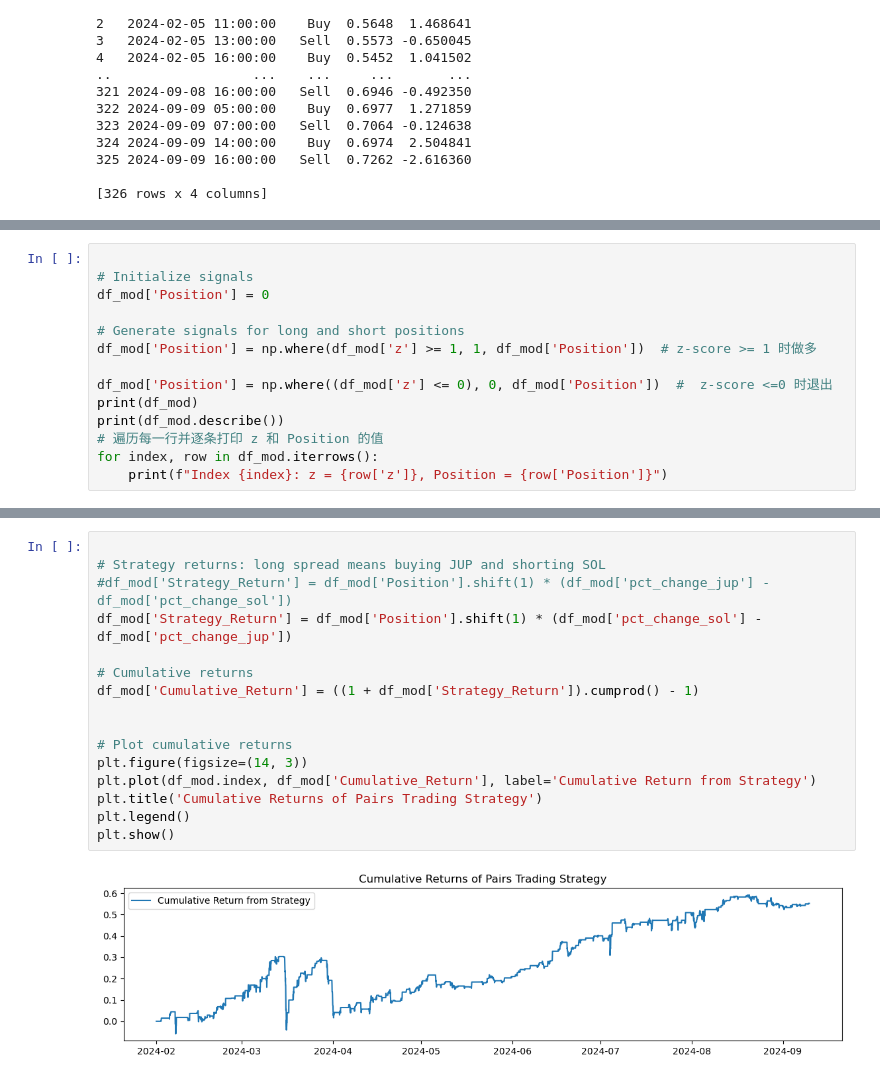
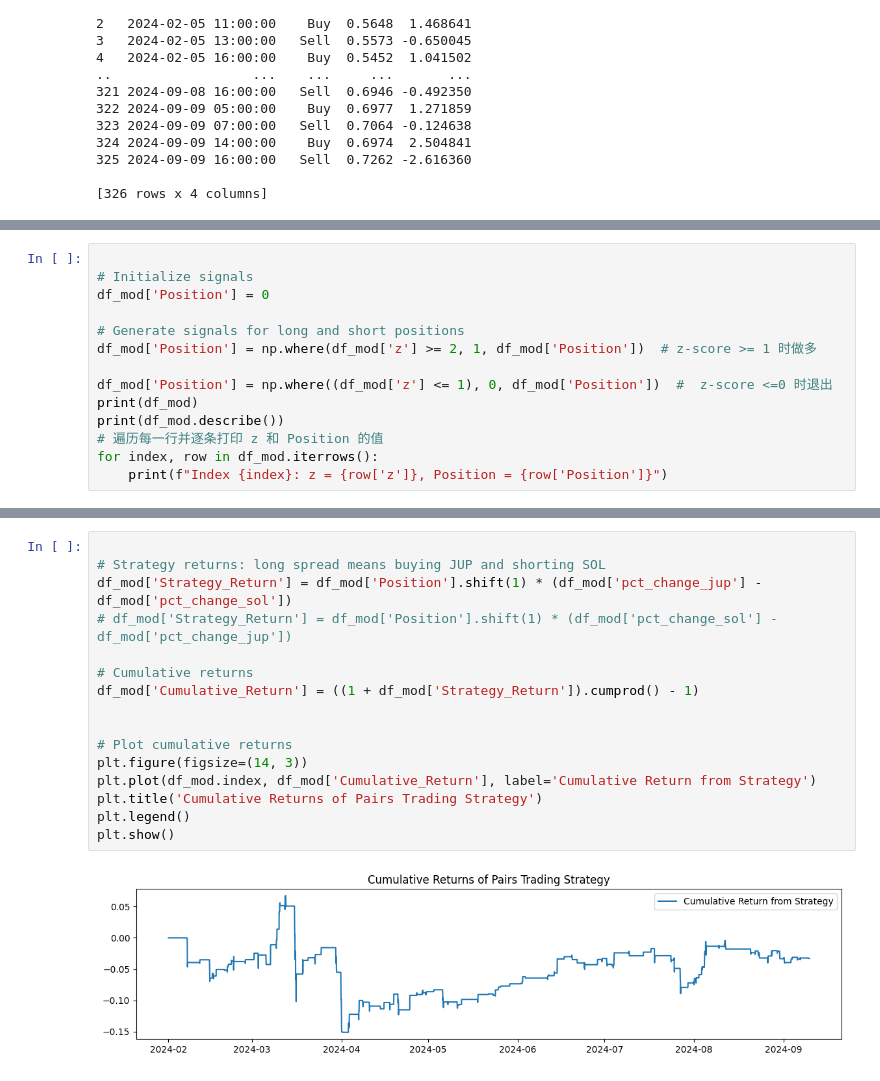
Before and after one commit to ylliu/ArbitrageTest, a Jupyter notebook: statistical_arbitrage.ipynb, the cells around one changed output, grey strips where cells are left out. Cells and saved outputs as stored; diff of their text form.

```diff
--- a/statistical_arbitrage.ipynb
+++ b/statistical_arbitrage.ipynb
@@ -415,9 +415,9 @@ plt.show()
 df_mod['Position'] = 0
 
 # Generate signals for long and short positions
-df_mod['Position'] = np.where(df_mod['z'] >= 1, 1, df_mod['Position'])  # z-score >= 1 时做多
+df_mod['Position'] = np.where(df_mod['z'] >= 2, 1, df_mod['Position'])  # z-score >= 1 时做多
 
-df_mod['Position'] = np.where((df_mod['z'] <= 0), 0, df_mod['Position'])  #  z-score <=0 时退出
+df_mod['Position'] = np.where((df_mod['z'] <= 1), 0, df_mod['Position'])  #  z-score <=0 时退出
 print(df_mod)
 print(df_mod.describe())
 # 遍历每一行并逐条打印 z 和 Position 的值
@@ -444,18 +444,18 @@ Index 2024-09-10 00:00:00: z = -1.3187777758881232, Position = 0.0
 # %%
 
 # Strategy returns: long spread means buying JUP and shorting SOL
-#df_mod['Strategy_Return'] = df_mod['Position'].shift(1) * (df_mod['pct_change_jup'] - df_mod['pct_change_sol'])
-df_mod['Strategy_Return'] = df_mod['Position'].shift(1) * (df_mod['pct_change_sol'] - df_mod['pct_change_jup'])
+df_mod['Strategy_Return'] = df_mod['Position'].shift(1) * (df_mod['pct_change_jup'] - df_mod['pct_change_sol'])
+# df_mod['Strategy_Return'] = df_mod['Position'].shift(1) * (df_mod['pct_change_sol'] - df_mod['pct_change_jup'])
 
 # Cumulative returns
 df_mod['Cumulative_Return'] = ((1 + df_mod['Strategy_Return']).cumprod() - 1)
 
 
 # Plot cumulative returns
 plt.figure(figsize=(14, 3))
 plt.plot(df_mod.index, df_mod['Cumulative_Return'], label='Cumulative Return from Strategy')
 plt.title('Cumulative Returns of Pairs Trading Strategy')
 plt.legend()
 plt.show()
 # %% [output]
-[figure, old version]
+[figure, new version]
```
Also changed, not shown: parts of 8 cells of this notebook, 1 other file.
